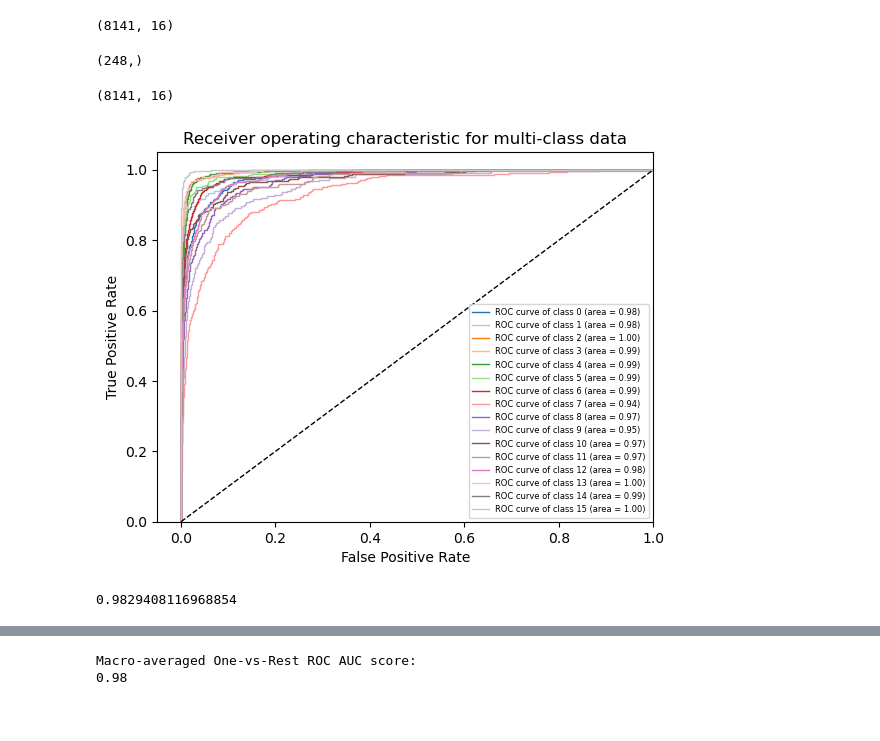
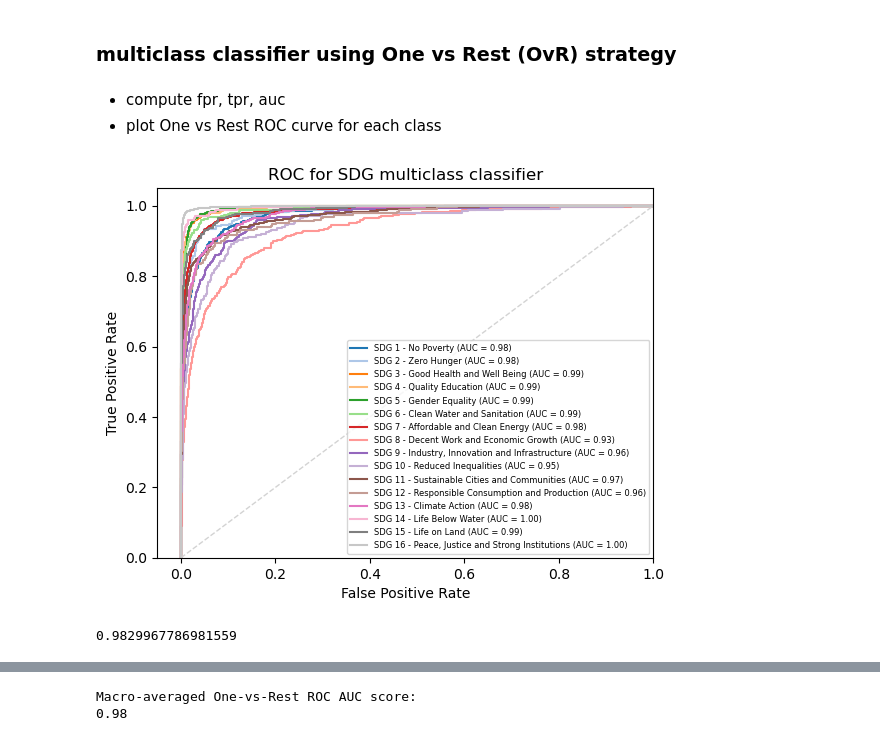
Before and after one commit to yingli/applieddatascience, a Jupyter notebook: sample_code/NB28_nlp_classication_evaluation.ipynb, the cells around one changed output, grey strips where cells are left out. Saved outputs shown, nothing was run; the diff lists cells and outputs as text; code cells hidden in the pictures.

```diff
--- a/sample_code/NB28_nlp_classication_evaluation.ipynb
+++ b/sample_code/NB28_nlp_classication_evaluation.ipynb
@@ -102,71 +95,59 @@ weighted avg     0.8277    0.8313    0.8258      8141
-# %%
-ridge_clf.decision_function(X_test_scaled).shape
-# %% [output]
-(8141, 16)
+# %% [markdown]
+### multiclass classifier using One vs Rest (OvR) strategy
 # %%
 docs = text_df.embedding.tolist()
-categories = text_df.sdg
+scaler = preprocessing.MinMaxScaler().fit(docs)
+X = scaler.transform(docs)
+y = text_df.sdg
 
-label_binarizer = LabelBinarizer().fit(categories)
-categories_onehot = label_binarizer.transform(categories)
-n_classes = categories_onehot.shape[1]
+label_binarizer = LabelBinarizer().fit(y)
+y_onehot = label_binarizer.transform(y)
+n_classes = len(label_binarizer.classes_)
+class_names = [sdg_names[sdg_names["sdg"] == label_binarizer.classes_[i]].sdg_name.item() \
+               for i in range(n_classes)]
 
-X_train, X_test, y_train, y_test = train_test_split(docs, categories_onehot, test_size=.33, random_state=0)
+X_train, X_test, y_train, y_test = train_test_split(X, y_onehot, test_size=.33, random_state=0)
 ovr_mlp_clf = OneVsRestClassifier(MLPClassifier(random_state=0, max_iter=300)).fit(X_train,y_train)
 y_score = ovr_mlp_clf.predict_proba(X_test)
-
-#ovr_svm_clf = OneVsRestClassifier(svm.SVC(kernel='linear', probability=True, random_state=0))
-#y_score = ovr_mlp_clf.fit(X_train, y_train).decision_function(X_test)
-# %%
-fpr[1].shape
-# %% [output]
-(248,)
-# %%
-y_test.shape
-# %% [output]
-(8141, 16)
+# %% [markdown]
+* compute fpr, tpr, auc
+* plot One vs Rest ROC curve for each class
 # %%
-from matplotlib import cm
-colors = list(cm.get_cmap('tab20').colors)
-
 fpr = dict()
 tpr = dict()
 roc_auc = dict()
-for i in range(n_classes):
-    fpr[i], tpr[i], _ = metrics.roc_curve(y_test[:, i], y_score[:, i]) # roc_curve works on binary
-    roc_auc[i] = metrics.auc(fpr[i], tpr[i])
+for class_id in range(n_classes):
+    fpr[class_id], tpr[class_id], _ = metrics.roc_curve(y_test[:, class_id], y_score[:, class_id]) # roc_curve works on binary
+    roc_auc[class_id] = metrics.auc(fpr[class_id], tpr[class_id])
 
-for i, color in zip(range(n_classes), colors):
-    plt.plot(fpr[i], tpr[i], color=color, lw=1,alpha = 1,
-             label='ROC curve of class {0} (area = {1:0.2f})'
-             ''.format(i, roc_auc[i]))
-plt.plot([0, 1], [0, 1], 'k--', lw=1)
+for class_id, color in zip(range(n_classes), colors):
+    plt.plot(fpr[class_id], tpr[class_id], color=color, lw=1.5,alpha = 1,
+             label='SDG {0} - {1} (AUC = {2:0.2f})'
+             ''.format(class_id+1, class_names[class_id], roc_auc[class_id]))
+plt.plot([0, 1], [0, 1], '--', lw=1, color="lightgrey")
 plt.xlim([-0.05, 1.0])
 plt.ylim([0.0, 1.05])
 plt.xlabel('False Positive Rate')
 plt.ylabel('True Positive Rate')
-plt.title('Receiver operating characteristic for multi-class data')
+plt.title('ROC for SDG multiclass classifier')
 plt.legend(loc="lower right", fontsize=6)
 plt.show()
 # %% [output]
-[figure, old version]
+[figure, new version]
 # %%
-from sklearn.linear_model import LogisticRegression
+docs = text_df.embedding.tolist()
+scaler = preprocessing.MinMaxScaler().fit(docs)
+X = scaler.transform(docs)
+y = text_df.sdg
 
-docs = text_df.embedding.tolist()
-categories = text_df.sdg
 X_train, X_test, y_train, y_test = \
-    train_test_split(docs, categories, test_size=0.33, random_state=7)
-
-scaler = preprocessing.MinMaxScaler().fit(X_train)
-X_train_scaled = scaler.transform(X_train)
-X_test_scaled = scaler.transform(X_test)
+    train_test_split(X, y, test_size=0.33, random_state=7)
 
 logit_clf = LogisticRegression(tol=1e-2, solver="liblinear")
-logit_clf = logit_clf.fit(X_train_scaled, y_train)
-y_pred = logit_clf.predict(X_test_scaled)
+logit_clf = logit_clf.fit(X_train, y_train)
 
 # metrics.roc_auc_score work on binary and multiclass
-metrics.roc_auc_score(y_test,logit_clf.predict_proba(X_test_scaled), multi_class='ovr')
+y_score = logit_clf.predict_proba(X_test)
+print(metrics.roc_auc_score(y_test,y_score, multi_class='ovr'))
 # %% [output]
-0.9829408116968854
+0.9829967786981559
```
Also changed, not shown: parts of 25 cells of this notebook, 2 other files.
